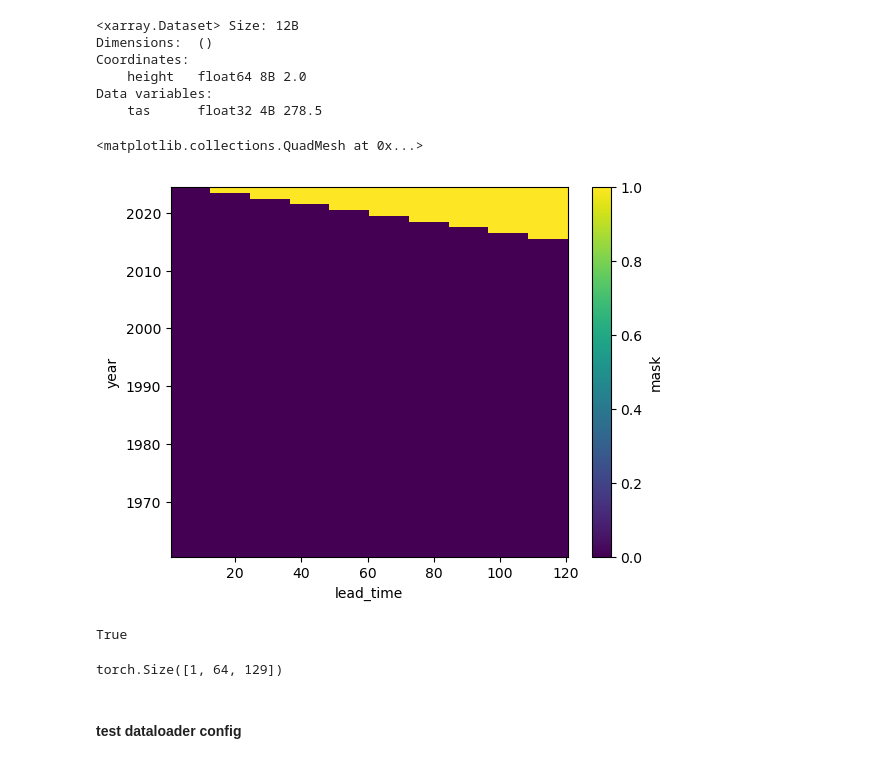
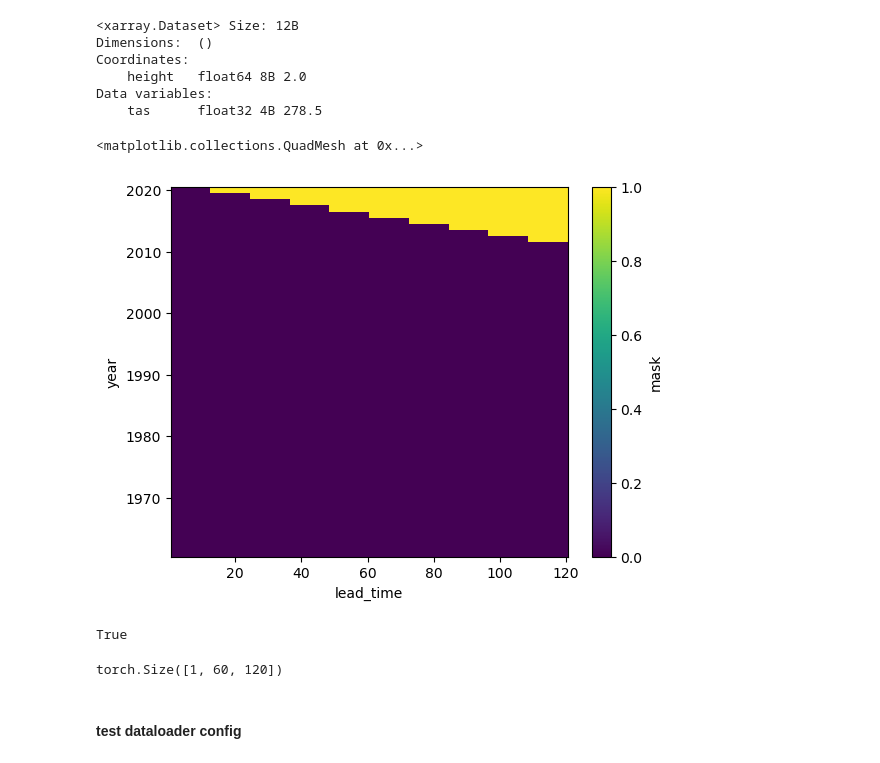
Before and after one commit to ParsaGooya/CCCma-PPP, a Jupyter notebook: test.ipynb, the cells around one changed output. Cells and saved outputs as stored; diff of their text form; code cells hidden in the pictures.

```diff
--- a/test.ipynb
+++ b/test.ipynb
@@ -40,7 +40,7 @@ name = ['tas']
 model = ModelDataConfig(paths = model_path, names = name, preprocessing_pipeline=input_pp, concat_dim='year')
 observation = None #ObsDataConfig(paths = observation_path, names = name, preprocessing_pipeline=target_pp, concat_dim='year', rename_dims_dict={'lead_time' : 'month'})
 # %%
-config_ds = XArrayDatasetConfig(model=model, observation= observation, time_features=['year'], condition_method='cross_ensemble')
+config_ds = XArrayDatasetConfig(model=model, observation= observation, time_features=['year'], condition_method='ensemble_mean')
 # %% [markdown]
 #### test dataset config
 # %%
@@ -104,30 +68,30 @@ Data variables:
 # %%
 
 
-# def _create_train_mask(years : list | xr.DataArray , lead_times: list | xr.DataArray |int , exclude_idx=0):
+def _create_train_mask(years : list | xr.DataArray , lead_times: list | xr.DataArray |int , exclude_idx=0):
 
-#     if isinstance(lead_times , int):
-#         lead_times = np.arange(1, lead_times+1)
+    if isinstance(lead_times , int):
+        lead_times = np.arange(1, lead_times+1)
 
-#     mask = np.full((len(years), len(lead_times)), False, dtype=bool)
-#     x = np.arange(0, 12*mask.shape[0], 12)
-#     y = np.arange(1, mask.shape[1] + 1)
-#     idx_array = x[..., None] + y
-#     # mask[idx_array >= idx_array[-1, exclude_idx + 12]] = True
-#     mask[idx_array > idx_array[-1, exclude_idx + 11]] = True
+    mask = np.full((len(years), len(lead_times)), False, dtype=bool)
+    x = np.arange(0, 12*mask.shape[0], 12)
+    y = np.arange(1, mask.shape[1] + 1)
+    idx_array = x[..., None] + y
+    # mask[idx_array >= idx_array[-1, exclude_idx + 12]] = True
+    mask[idx_array > idx_array[-1, exclude_idx + 11]] = True
 
-#     return xr.DataArray(
-#         mask,
-#         dims=('year', 'lead_time'),
-#         coords={'year': years, 'lead_time': lead_times},
-#         name="mask"
-#     )
+    return xr.DataArray(
+        mask,
+        dims=('year', 'lead_time'),
+        coords={'year': years, 'lead_time': lead_times},
+        name="mask"
+    )
 
-# mask = _create_train_mask(config_ds.available_train_time, config_ds.num_model_lead_months)
-# mask.plot()
+mask = _create_train_mask(config_ds.available_train_time, config_ds.num_model_lead_months)
+mask.plot()
 # %% [output]
 <matplotlib.collections.QuadMesh at 0x...>
-[figure, old version]
+[figure, new version]
 # %%
 # config_ds.get_common_time
 # %%
@@ -139,9 +103,9 @@ True
 # %%
 # dataset.mask
 # %%
-# dataset[0]['target'].shape
+dataset[0]['target'].shape
 # %% [output]
-torch.Size([1, 64, 129])
+torch.Size([1, 60, 120])
 # %%
 # dataset = config_ds.build(config_ds.available_train_time, mask = mask)
 # %% [markdown]
```
Also changed, not shown: parts of 5 cells of this notebook, 2 other files.
